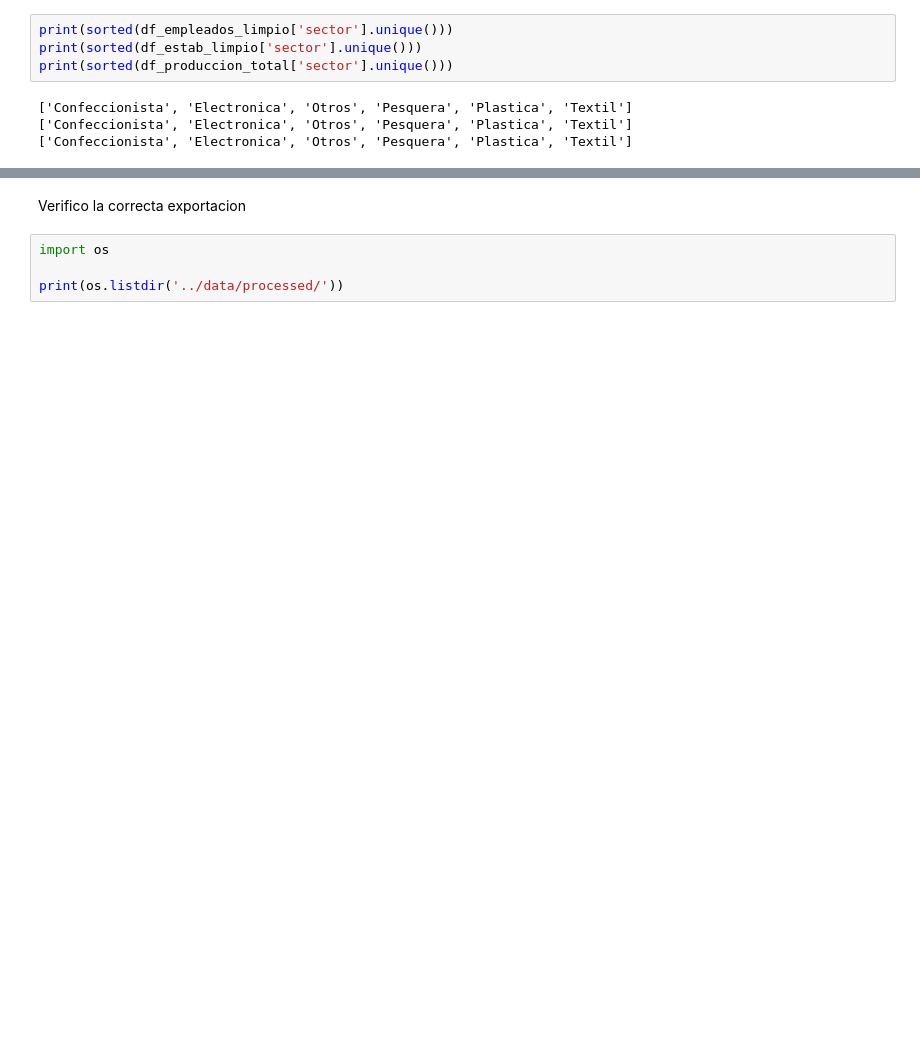
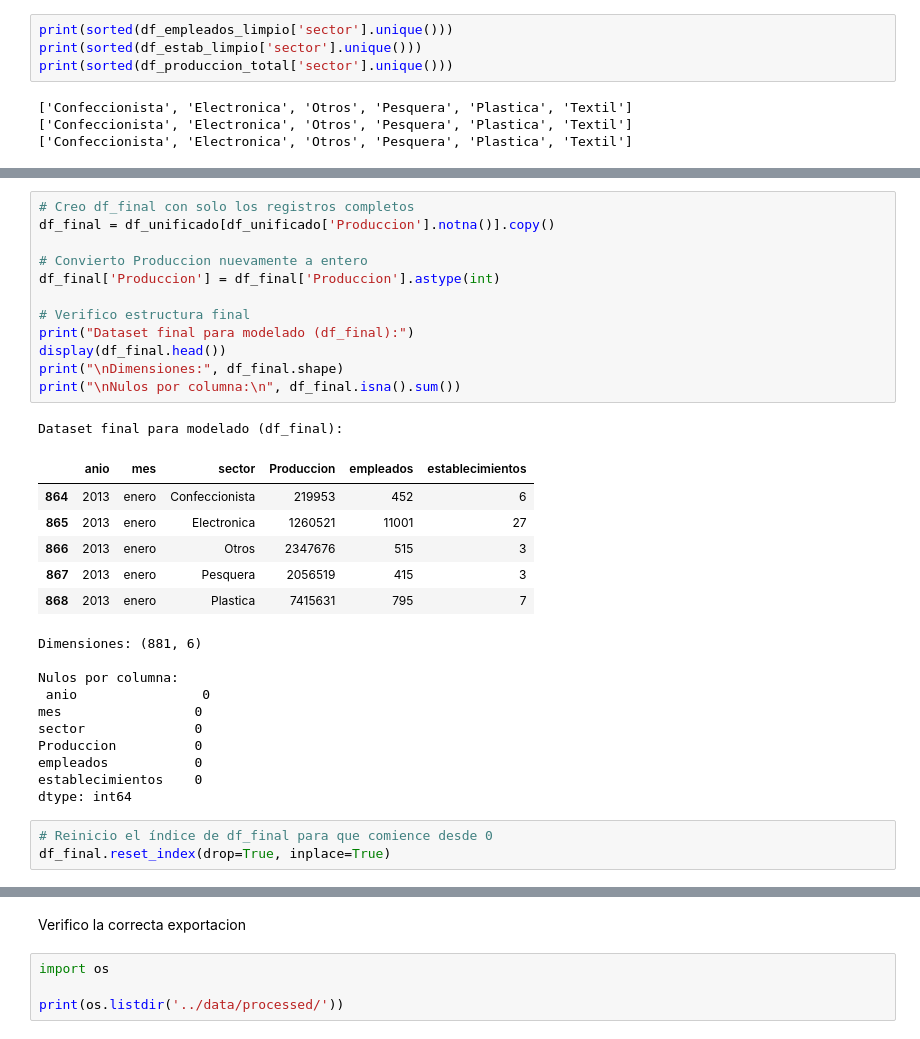
Before and after one commit to lunalucianoj/produccion-industrial-tdf, a Jupyter notebook: notebooks/01_exploracion_y_union_datasets.ipynb, the cells around one changed output, grey strips where cells are left out. Saved outputs shown, nothing was run; the diff lists cells and outputs as text; blank space fills up the shorter version.

```diff
--- a/notebooks/01_exploracion_y_union_datasets.ipynb
+++ b/notebooks/01_exploracion_y_union_datasets.ipynb
@@ -977,0 +1318,33 @@ Exportar dataframes como csv
+# %%
+# Creo df_final con solo los registros completos
+df_final = df_unificado[df_unificado['Produccion'].notna()].copy()
+
+# Convierto Produccion nuevamente a entero
+df_final['Produccion'] = df_final['Produccion'].astype(int)
+
+# Verifico estructura final
+print("Dataset final para modelado (df_final):")
+display(df_final.head())
+print("\nDimensiones:", df_final.shape)
+print("\nNulos por columna:\n", df_final.isna().sum())
+# %% [output]
+Dataset final para modelado (df_final):
+|  | anio | mes | sector | Produccion | empleados | establecimientos |
+| 864 | 2013 | enero | Confeccionista | 219953 | 452 | 6 |
+| 865 | 2013 | enero | Electronica | 1260521 | 11001 | 27 |
+| 866 | 2013 | enero | Otros | 2347676 | 515 | 3 |
+| 867 | 2013 | enero | Pesquera | 2056519 | 415 | 3 |
+| 868 | 2013 | enero | Plastica | 7415631 | 795 | 7 |
+Dimensiones: (881, 6)
+
+Nulos por columna:
+ anio                0
+mes                 0
+sector              0
+Produccion          0
+empleados           0
+establecimientos    0
+dtype: int64
+# %%
+# Reinicio el índice de df_final para que comience desde 0
+df_final.reset_index(drop=True, inplace=True)
```
Also changed, not shown: parts of 143 cells of this notebook.
